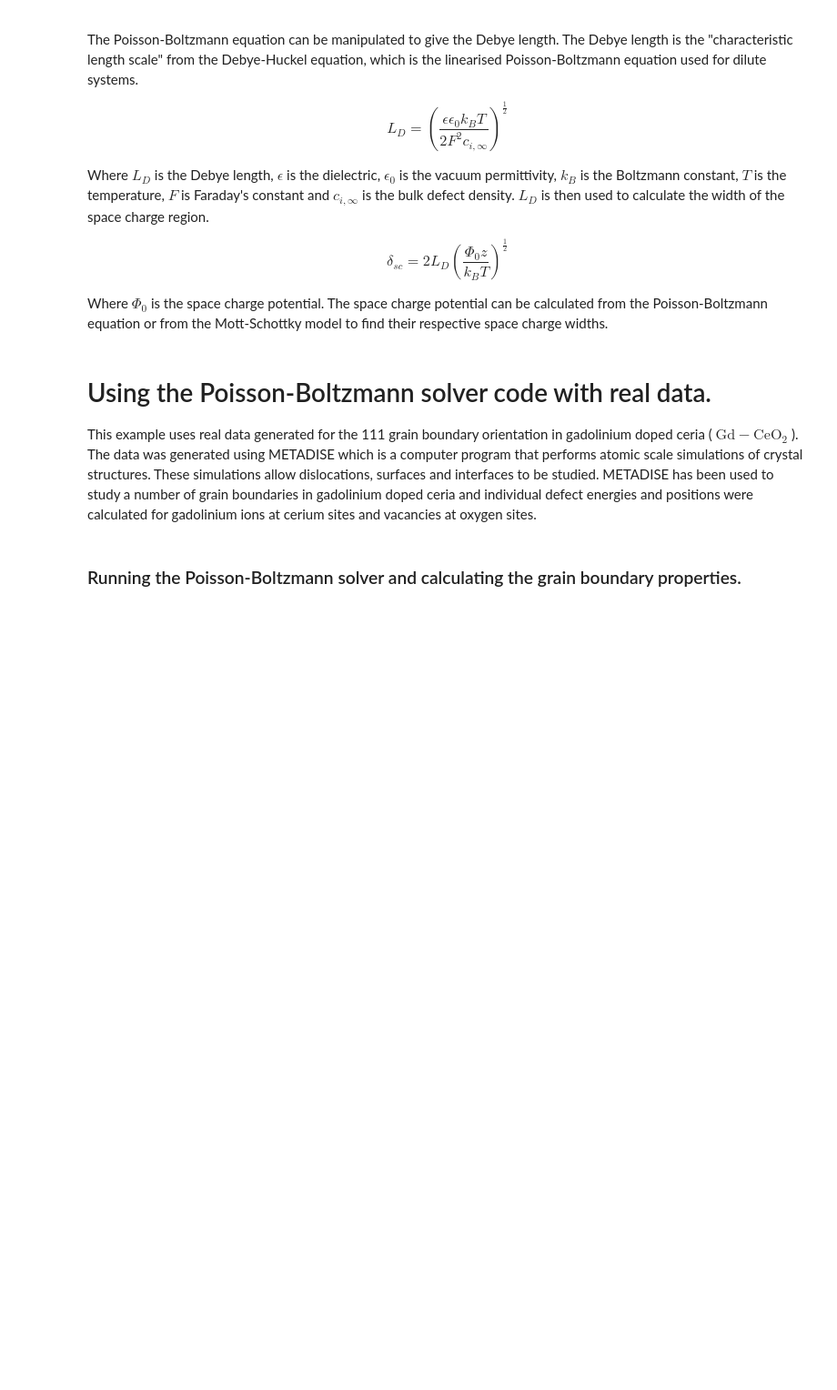
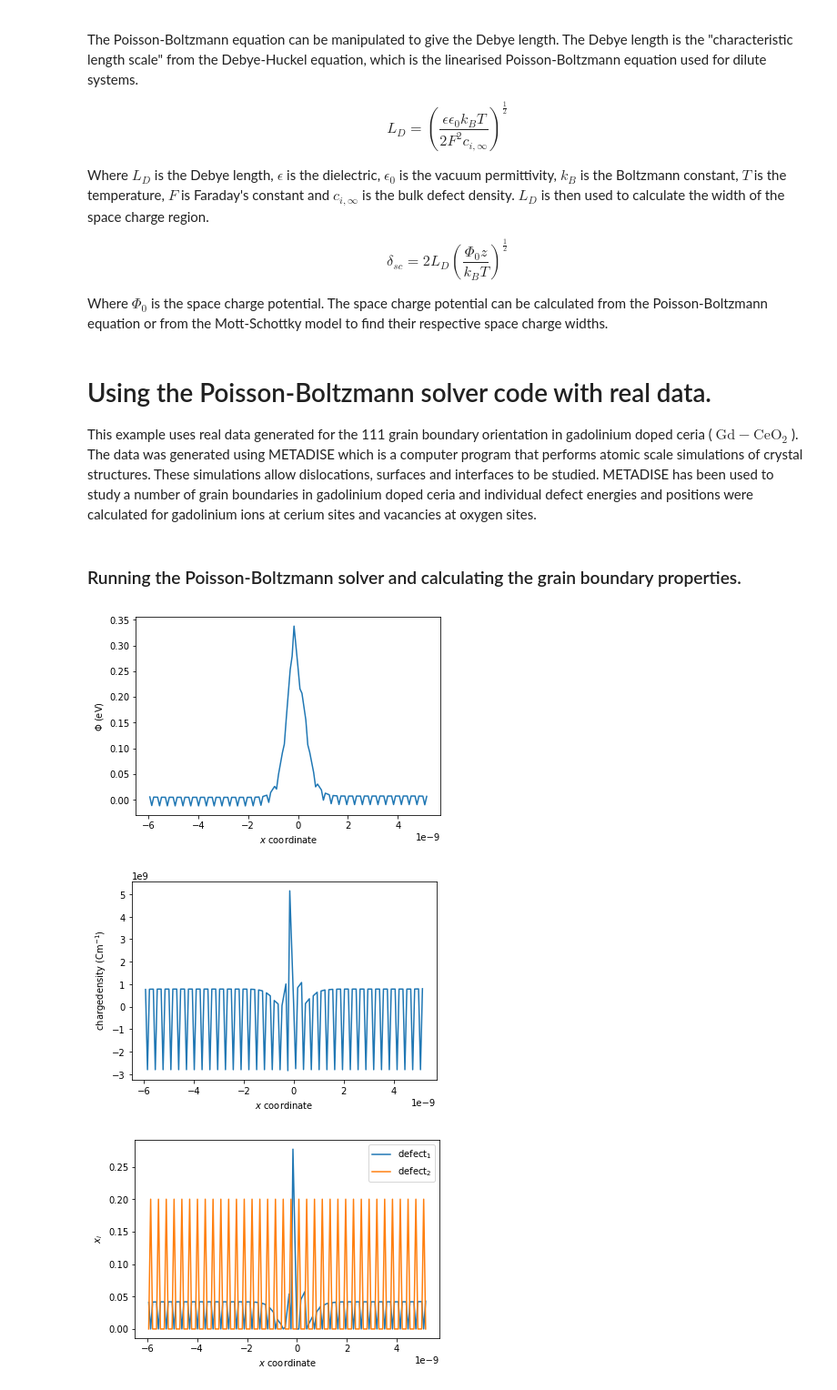
Before and after one commit to bjmorgan/pyscses, a Jupyter notebook: userguides/notebooks/userguide.ipynb, the cells around one changed output. Shown at 91% size. Cells and saved outputs as stored; diff of their text form; code cells hidden in the pictures; blank space fills up the shorter version.

```diff
--- a/userguides/notebooks/userguide.ipynb
+++ b/userguides/notebooks/userguide.ipynb
@@ -807,9 +833,9 @@ This example uses real data generated for the 111 grain boundary orientation in
 # %%
 alpha = 0.0005
 conv = 1e-8
-grid_x_min = -5.0e-9
-grid_x_max = +5.0e-9
-bulk_x_min = grid_x_min
+grid_x_min = -6.094e-9
+grid_x_max = 5.16e-9
+bulk_x_min = -5.783e-9
 bulk_x_max = -2.502e-9
 
 dielectric = 55
@@ -854,19 +880,23 @@ for m in mole_fractions:
         c_o.solve_MS_approx_for_phi( valence[0] )
 # %%
 # Plotting the potential, charge denisty and defect mole fractions for the last calculation.
-plt.plot(grid.x, phi)
+plt.plot(grid.x, c_o.phi)
 plt.xlabel( '$x$ $\mathrm{coordinate}$' )
 plt.ylabel('$\Phi$ $\mathrm{( eV )}$')
 plt.show()
 
-plt.plot(grid.x, rho)
+plt.plot(grid.x, c_o.rho)
 plt.xlabel( '$x$ $\mathrm{coordinate}$'  )
 plt.ylabel(' $\mathrm{charge density}$ $(\mathrm{C m}^{-1})$')
 plt.show()
 
-plt.plot(grid.x, Vo_mole_fraction, label = '$\mathrm{defect_1}$')
-plt.plot(grid.x, Gd_mole_fraction, label = '$\mathrm{defect_2}$')
+plt.plot(grid.x, c_o.mf[site_labels[0]], label = '$\mathrm{defect_1}$')
+plt.plot(grid.x, c_o.mf[site_labels[1]], label = '$\mathrm{defect_2}$')
 plt.xlabel( '$x$ $\mathrm{coordinate}$'  )
 plt.ylabel('$x_{i}$')
 plt.legend()
 plt.show()
+# %% [output]
+[figure, added]
+[figure, added]
+[figure, added]
```
Also changed, not shown: parts of 11 cells of this notebook, 1 other file.
